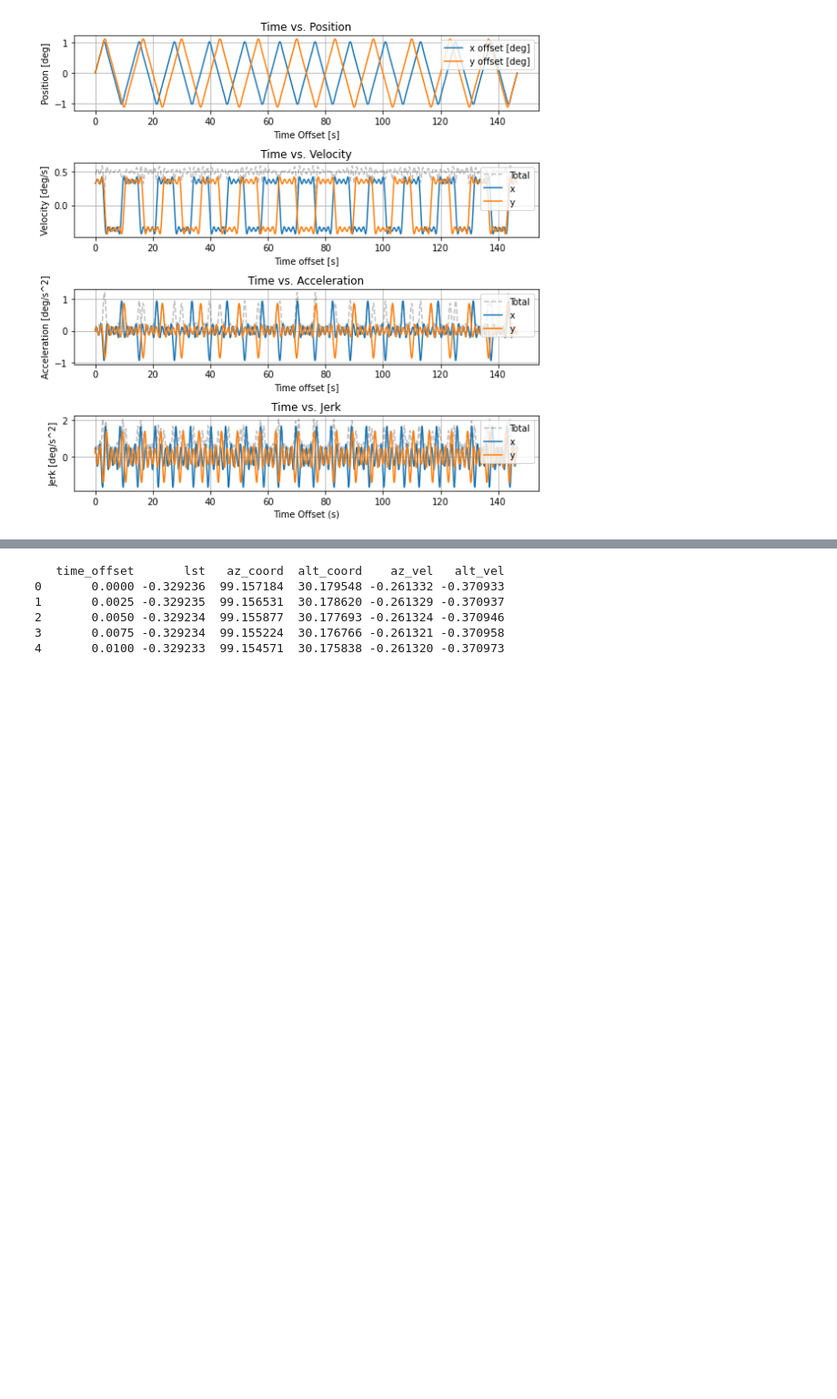
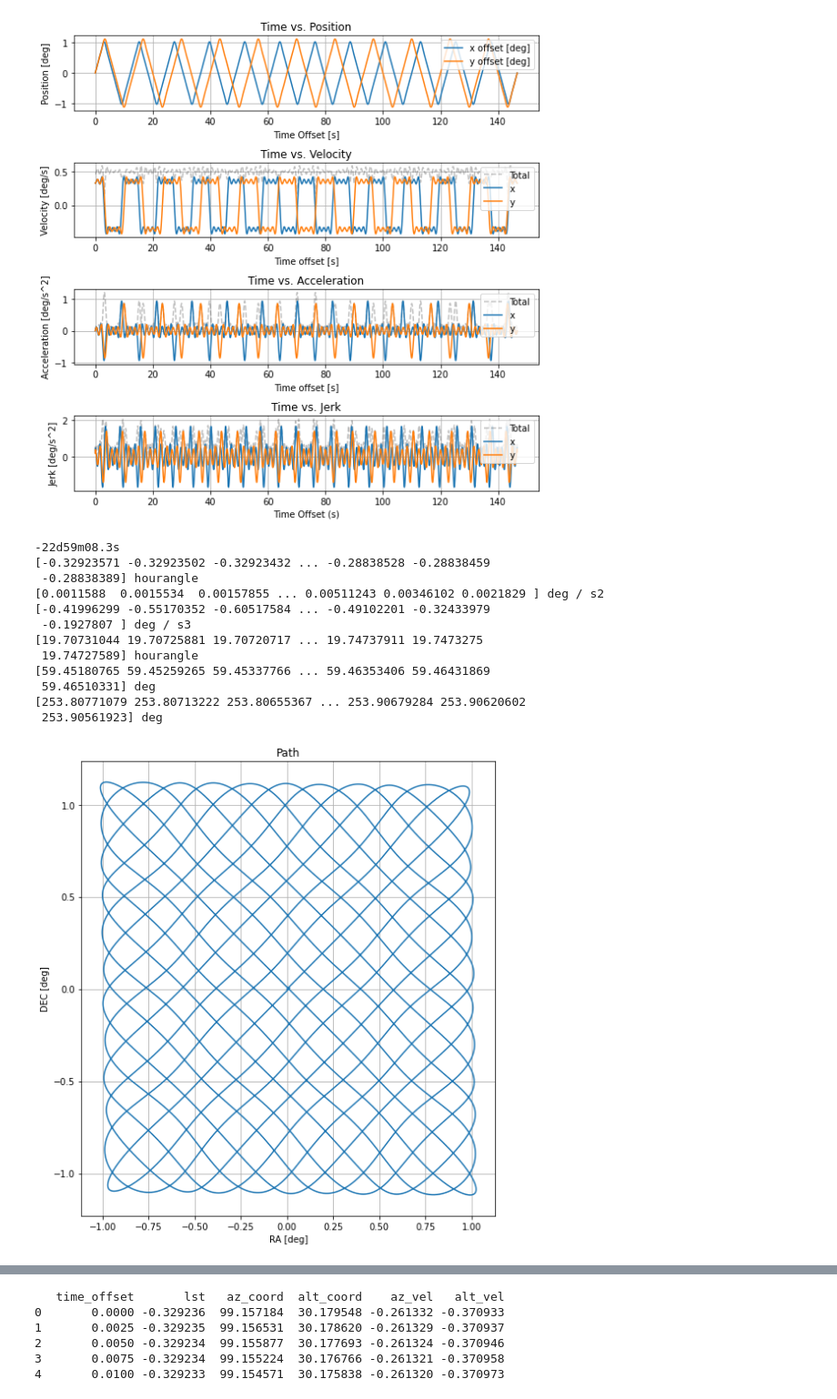
Before and after one commit to ccatp/scan_patterns, a Jupyter notebook: tutorials/tutorial.ipynb, the cells around one changed output, grey strips where cells are left out. Shown at 91% size. Cells and saved outputs as stored; diff of their text form; code cells hidden in the pictures; blank space fills up the shorter version.

```diff
--- a/tutorials/tutorial.ipynb
+++ b/tutorials/tutorial.ipynb
@@ -153,7 +169,7 @@ print(pd.read_csv('Pong.csv').head())
 # %%
 # You can also create an arbitrary SkyPattern give time_offset, x_coord, and y_coord
 # you can specify whether this is repeatable as well
-sky_pattern1 = motion.SkyPattern('Pong.csv', repeatable=True, num_repeat=1)
+sky_pattern1 = coordinates.SkyPattern('Pong.csv', repeatable=True, num_repeat=1)
 # %% [markdown]
 ### TelescopePattern (path in AZ/EL)
 # %%
@@ -180,13 +196,13 @@ with open('Observation.json', 'r') as f:
 # %%
 # Specify which module in a passed Instrument object to apply the pattern on
 # Also, you can pass these observation parameters into obs_param
-t2 = motion.TelescopePattern(
+t2 = coordinates.TelescopePattern(
     sky_pattern1,
     instrument=prime_cam1, module='i1',
     obs_param='Observation.json'
 )
-plotting.telescope_path(t2, module=['boresight', 'i1'])
-plotting.sky_path(t2, module=['boresight', 'i1'])
+visualization.telescope_path(t2, module=['boresight', 'i1'])
+visualization.sky_path(t2, module=['boresight', 'i1'])
 # %% [output]
 [figure]
 [figure]
@@ -199,2 +215,29 @@ plotting.sky_kinematics(t2, module='i1', plots=['coord', 'vel', 'acc', 'jerk'])
 # %% [output]
 [figure]
+# %%
+# You can access the boresight's parameters and data as an attribute. For example:
+print(t2.location.lat)
+print(t2.lst)
+print(t2.az_acc)
+print(t2.alt_jerk)
+print(t2.hour_angle)
+print(t2.ra_coord)
+print(t2.para_angle)
+
+# You can also get the boresight as a SkyPattern (recall it is in terms of x & y offset, not ra/dec)
+sky_pattern_t2 = t2.get_sky_pattern()
+visualization.sky_path(sky_pattern_t2)
+# %% [output]
+-22d59m08.3s
+[-0.32923571 -0.32923502 -0.32923432 ... -0.28838528 -0.28838459
+ -0.28838389] hourangle
+[0.0011588  0.0015534  0.00157855 ... 0.00511243 0.00346102 0.0021829 ] deg / s2
+[-0.41996299 -0.55170352 -0.60517584 ... -0.49102201 -0.32433979
+ -0.1927807 ] deg / s3
+[19.70731044 19.70725881 19.70720717 ... 19.74737911 19.7473275
+ 19.74727589] hourangle
+[59.45180765 59.45259265 59.45337766 ... 59.46353406 59.46431869
+ 59.46510331] deg
+[253.80771079 253.80713222 253.80655367 ... 253.90679284 253.90620602
+ 253.90561923] deg
+[figure, added]
```
Also changed, not shown: parts of 14 cells of this notebook, 4 other files.
